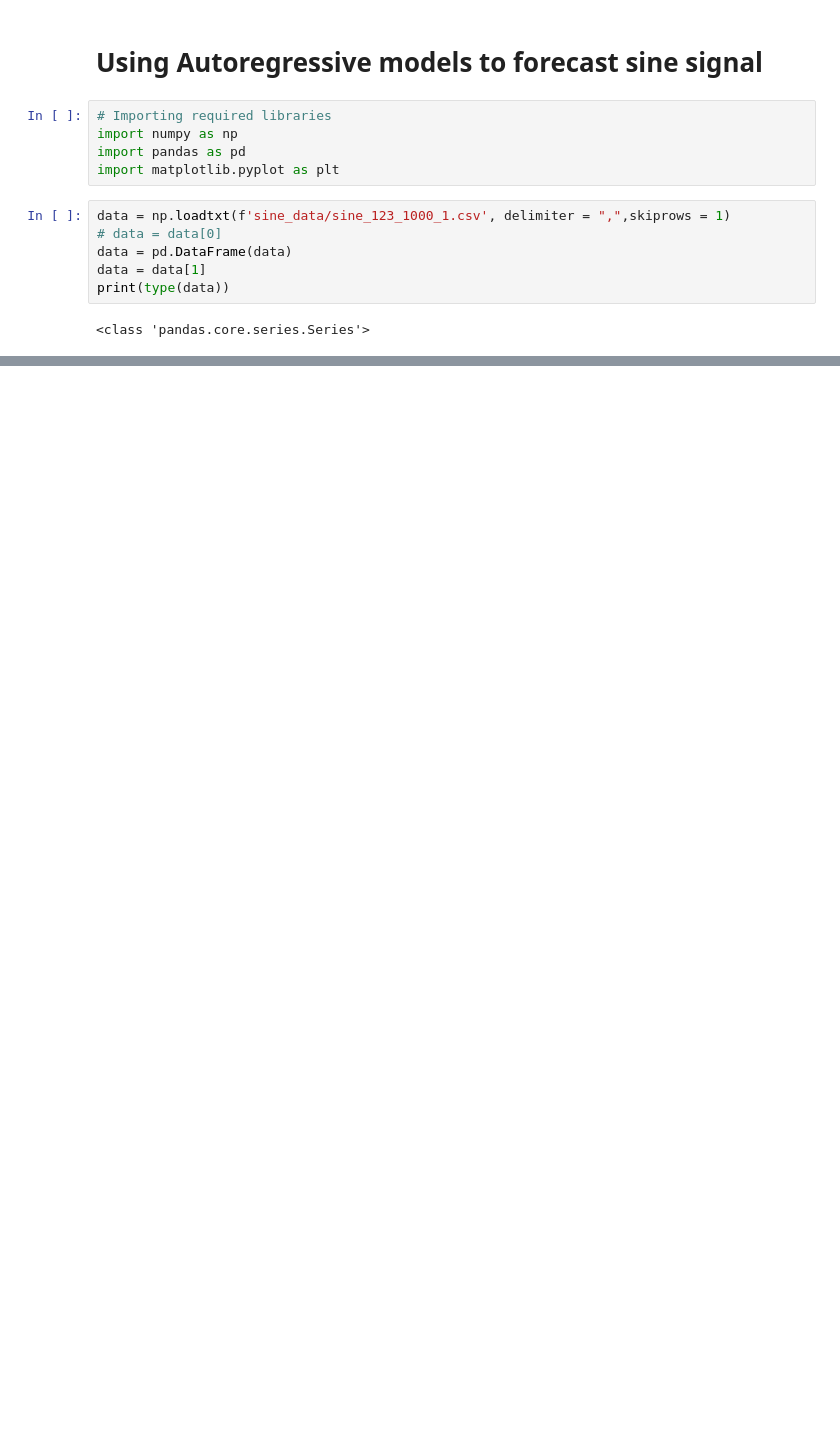
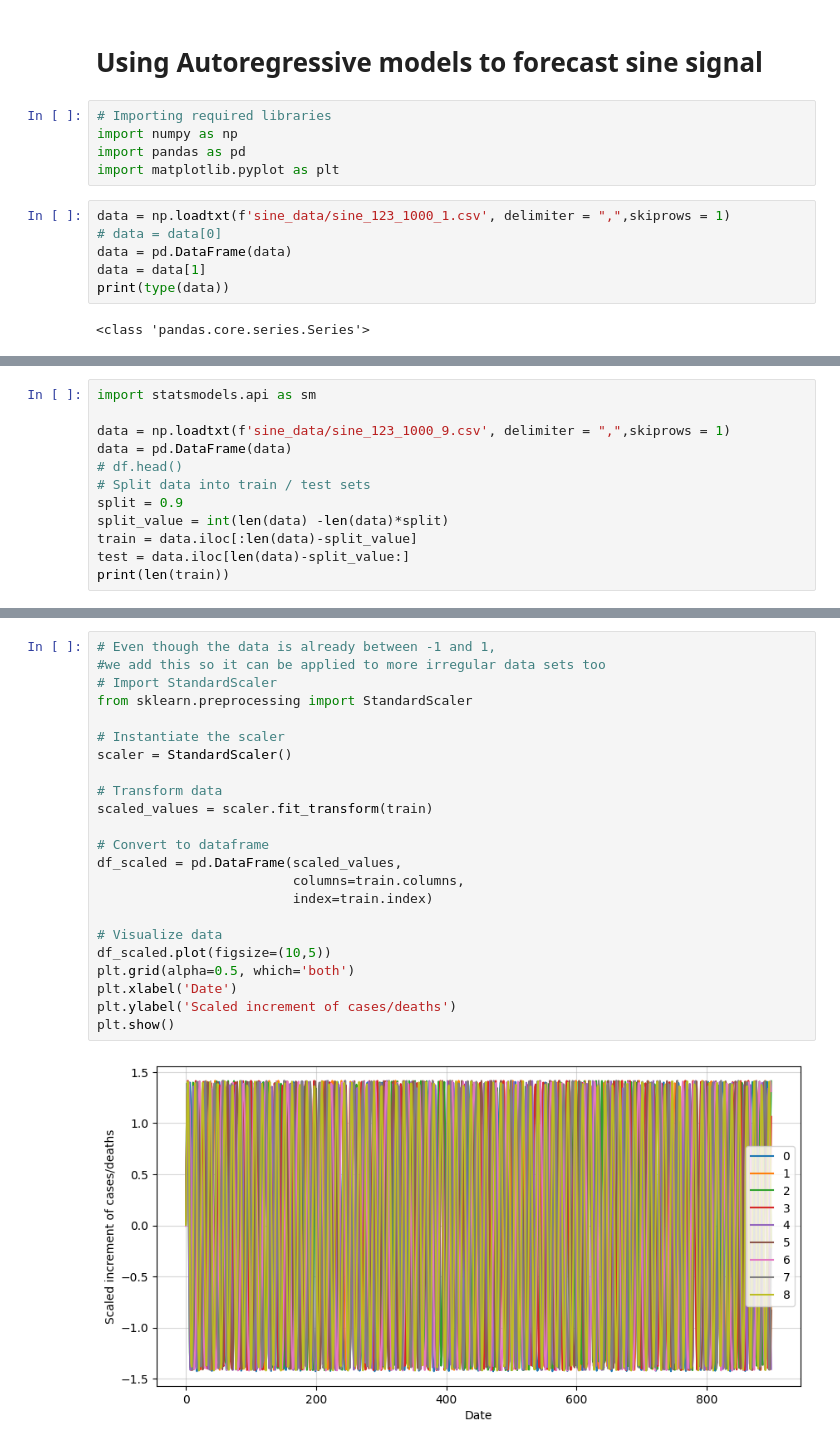
Before and after one commit to fredrikSveen/MSc_time_series_GAN, a Jupyter notebook: AR_model.ipynb, the cells around one changed output, grey strips where cells are left out. Saved outputs shown, nothing was run; the diff lists cells and outputs as text; blank space fills up the shorter version.

```diff
--- a/AR_model.ipynb
+++ b/AR_model.ipynb
@@ -53,0 +115,12 @@ Error:
+# %%
+import statsmodels.api as sm
+
+data = np.loadtxt(f'sine_data/sine_123_1000_9.csv', delimiter = ",",skiprows = 1)
+data = pd.DataFrame(data)
+# df.head()
+# Split data into train / test sets
+split = 0.9
+split_value = int(len(data) -len(data)*split)
+train = data.iloc[:len(data)-split_value]
+test = data.iloc[len(data)-split_value:]
+print(len(train))
@@ -53,0 +165,25 @@ Error:
+# %%
+# Even though the data is already between -1 and 1,
+#we add this so it can be applied to more irregular data sets too
+# Import StandardScaler
+from sklearn.preprocessing import StandardScaler
+
+# Instantiate the scaler
+scaler = StandardScaler()
+
+# Transform data
+scaled_values = scaler.fit_transform(train)
+
+# Convert to dataframe
+df_scaled = pd.DataFrame(scaled_values,
+                         columns=train.columns,
+                         index=train.index)
+
+# Visualize data
+df_scaled.plot(figsize=(10,5))
+plt.grid(alpha=0.5, which='both')
+plt.xlabel('Date')
+plt.ylabel('Scaled increment of cases/deaths')
+plt.show()
+# %% [output]
+[figure, added]
```
Also changed, not shown: parts of 15 cells of this notebook.
